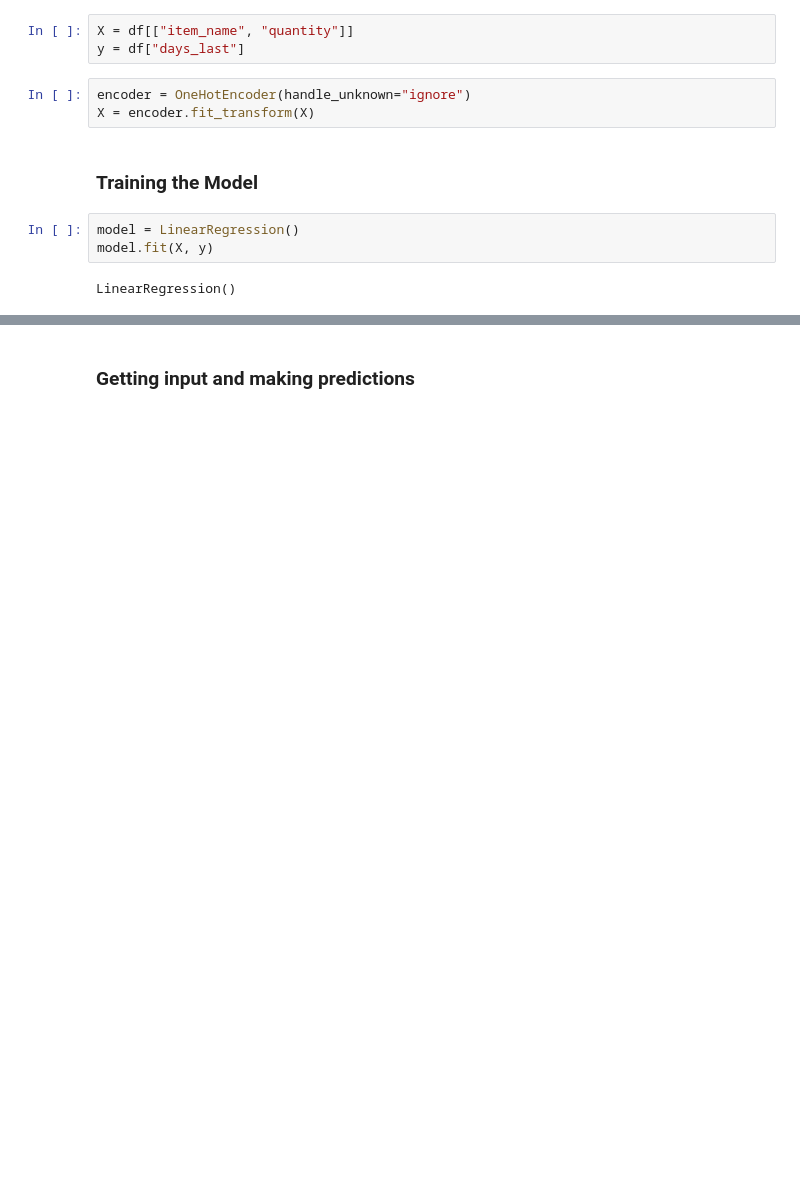
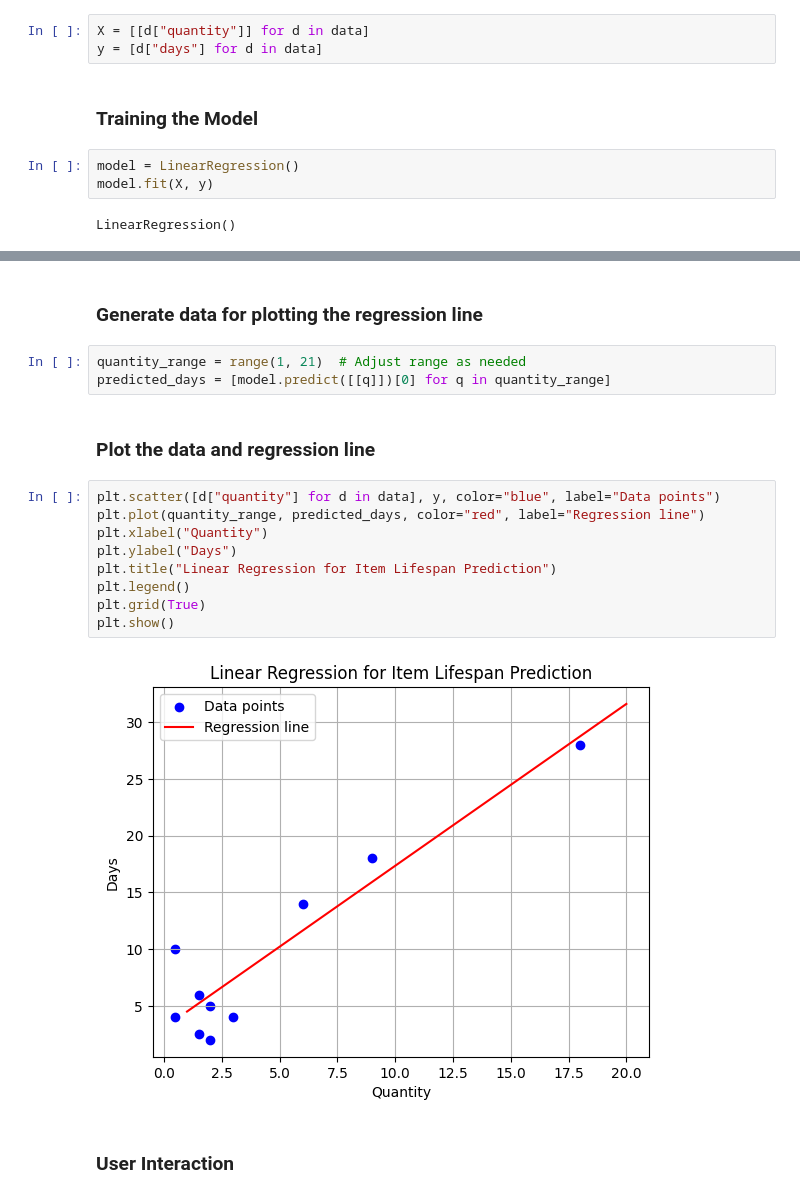
Before and after one commit to rev2607/Grocery-Shopping, a Jupyter notebook: model.ipynb, the cells around one changed output, grey strips where cells are left out. Saved outputs shown, nothing was run; the diff lists cells and outputs as text; blank space fills up the shorter version.

```diff
--- a/model.ipynb
+++ b/model.ipynb
@@ -59,9 +26,6 @@ print(df)
 # %%
-X = df[["item_name", "quantity"]]
-y = df["days_last"]
+X = [[d["quantity"]] for d in data]
+y = [d["days"] for d in data]
-# %%
-encoder = OneHotEncoder(handle_unknown="ignore")
-X = encoder.fit_transform(X)
 # %% [markdown]
 ### Training the Model
 # %%
@@ -72,3 +42,21 @@ LinearRegression()
+# %% [markdown]
+### Generate data for plotting the regression line
+# %%
+quantity_range = range(1, 21)  # Adjust range as needed
+predicted_days = [model.predict([[q]])[0] for q in quantity_range]
+# %% [markdown]
+### Plot the data and regression line
+# %%
+plt.scatter([d["quantity"] for d in data], y, color="blue", label="Data points")
+plt.plot(quantity_range, predicted_days, color="red", label="Regression line")
+plt.xlabel("Quantity")
+plt.ylabel("Days")
+plt.title("Linear Regression for Item Lifespan Prediction")
+plt.legend()
+plt.grid(True)
+plt.show()
+# %% [output]
+[figure, added]
 # %% [markdown]
-### Getting input and making predictions
+### User Interaction
 # %%
```
Also changed, not shown: parts of 5 cells of this notebook.
